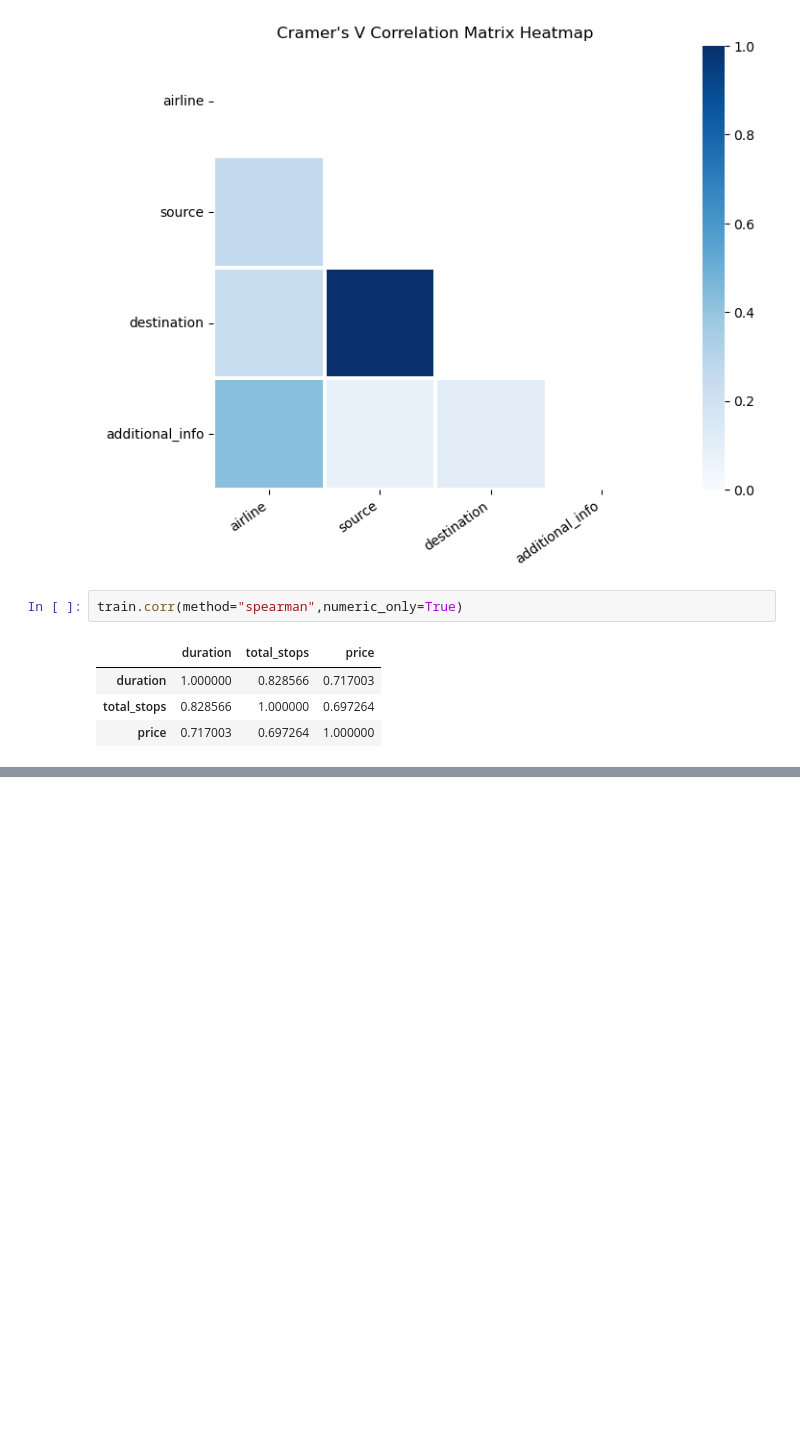
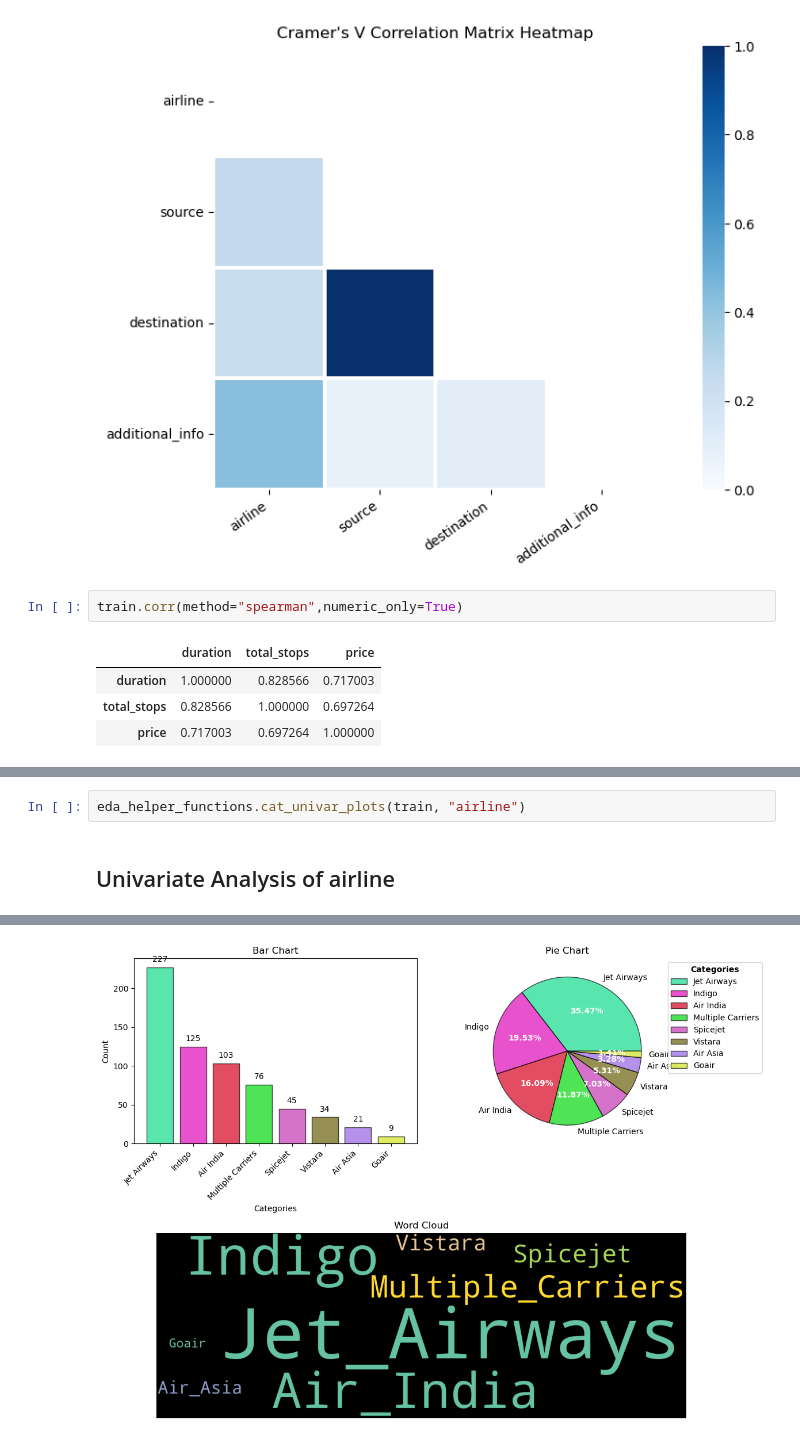
Before and after one commit to mursaleen-sengr/Flight-_price_prediction_using_AWSSagemaker, a Jupyter notebook: notebook/EDA.ipynb, the cells around one changed output, grey strips where cells are left out. Drawn from its saved outputs; the diff is of its cells as text; blank space fills up the shorter version.

Commit message:
detailed analysis

```diff
--- a/notebook/EDA.ipynb
+++ b/notebook/EDA.ipynb
@@ -184,0 +251,4 @@ eda_helper_functions.cramersV_heatmap(train)
+# %%
+eda_helper_functions.cat_univar_plots(train, "airline")
+# %% [output]
+Univariate Analysis of airline
@@ -184,0 +256 @@ eda_helper_functions.cramersV_heatmap(train)
+[figure, added]
```
Also changed, not shown: parts of 29 cells of this notebook, 1 other file.
